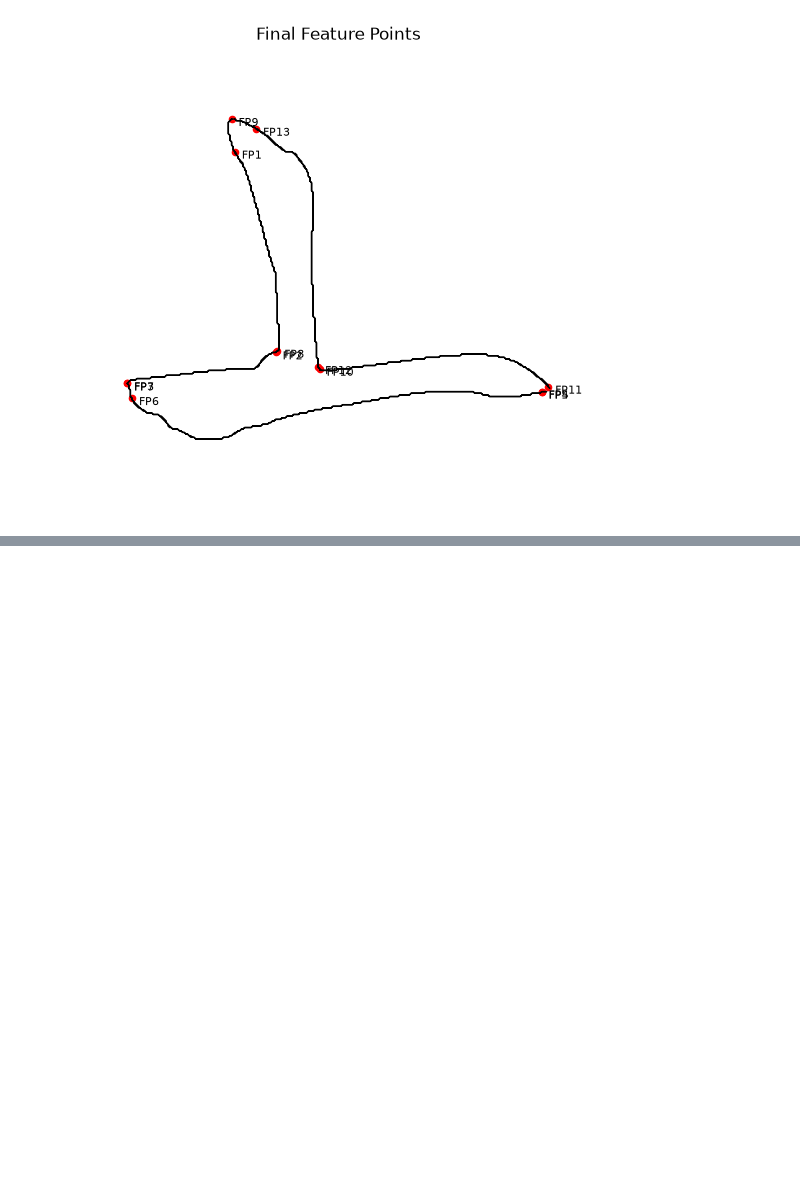
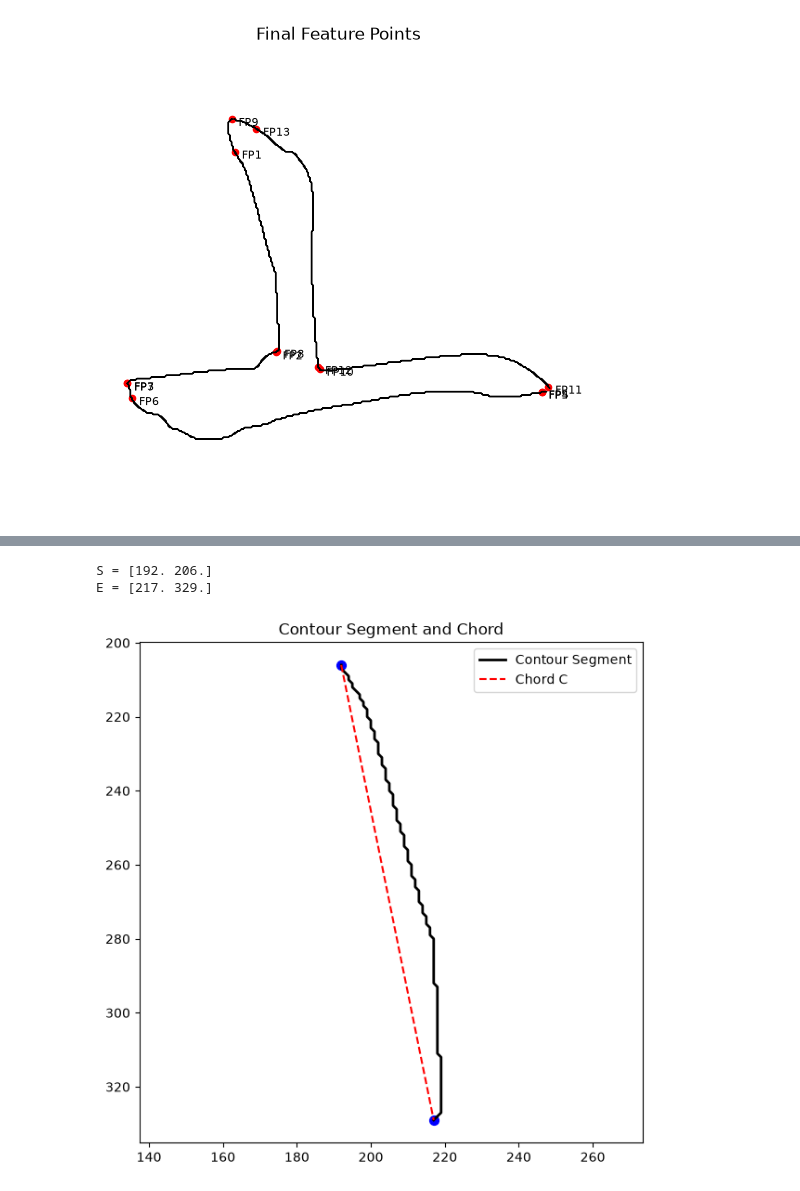
Before and after one commit to Leamon-Lee/zi-font, a Jupyter notebook: 001-calligraphy-outline-font/001-001-calligraphy-outline-font.ipynb, the cells around one changed output, grey strips where cells are left out. Cells and saved outputs as stored; diff of their text form; code cells hidden in the pictures; blank space fills up the shorter version.

```diff
--- a/001-calligraphy-outline-font/001-001-calligraphy-outline-font.ipynb
+++ b/001-calligraphy-outline-font/001-001-calligraphy-outline-font.ipynb
@@ -548,0 +612,20 @@ plt.show()
+# %%
+# 第 52–53 步：定义 S、E，并构造 chord C
+S = segment[0].astype(np.float64)
+E = segment[-1].astype(np.float64)
+print("S =", S)
+print("E =", E)
+
+plt.figure(figsize=(7, 7))
+plt.plot(segment[:, 0], segment[:, 1], color="black", linewidth=2, label="Contour Segment")
+plt.plot([S[0], E[0]], [S[1], E[1]], color="red", linestyle="--", label="Chord C")
+plt.scatter([S[0], E[0]], [S[1], E[1]], color="blue", s=50)
+plt.gca().invert_yaxis()
+plt.axis("equal")
+plt.legend()
+plt.title("Contour Segment and Chord")
+plt.show()
+# %% [output]
+S = [192. 206.]
+E = [217. 329.]
+[figure, added]
```
Also changed, not shown: parts of 36 cells of this notebook, 1 other file.
